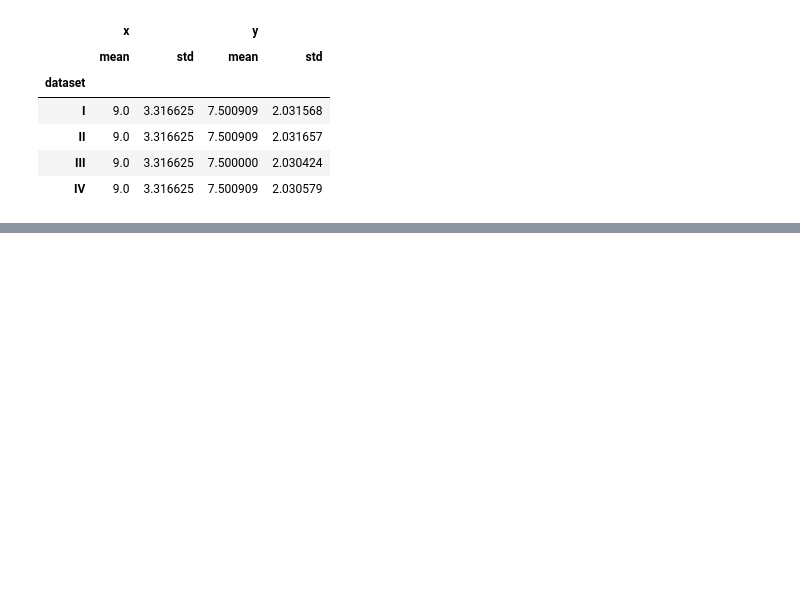
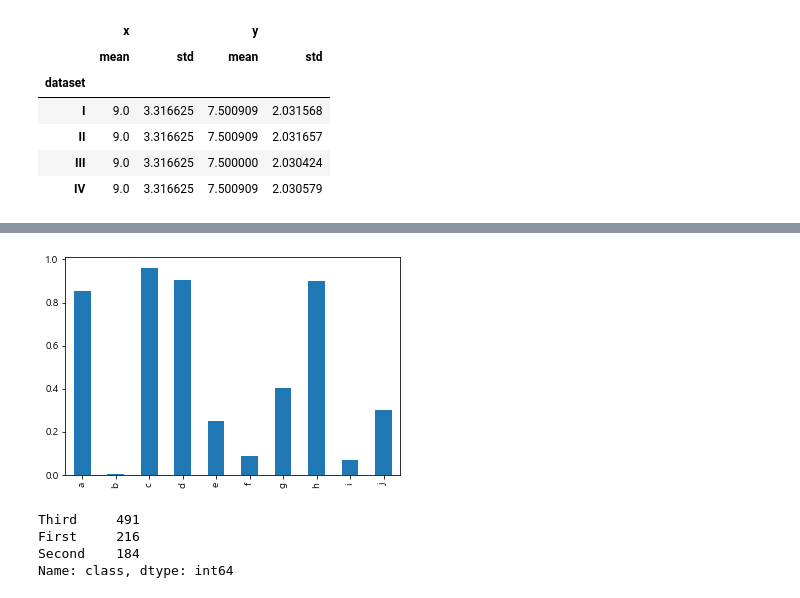
Before and after one commit to ckiekim/Data-Analysis-2021.11, a Jupyter notebook: 03.시각화/03.다양한plot.ipynb, the cells around one changed output, grey strips where cells are left out. Saved outputs shown, nothing was run; the diff lists cells and outputs as text; code cells hidden in the pictures; blank space fills up the shorter version.

```diff
--- a/03.시각화/03.다양한plot.ipynb
+++ b/03.시각화/03.다양한plot.ipynb
@@ -30,0 +55,14 @@ ans.groupby('dataset').agg(['mean','std'])
+# %%
+s.plot(kind='bar')
+plt.show()
+# %% [output]
+[figure, added]
+# %%
+import seaborn as sns
+titanic = sns.load_dataset('titanic')
+titanic['class'].value_counts()
+# %% [output]
+Third     491
+First     216
+Second    184
+Name: class, dtype: int64
```
Also changed, not shown: parts of 18 cells of this notebook, 2 other files.
